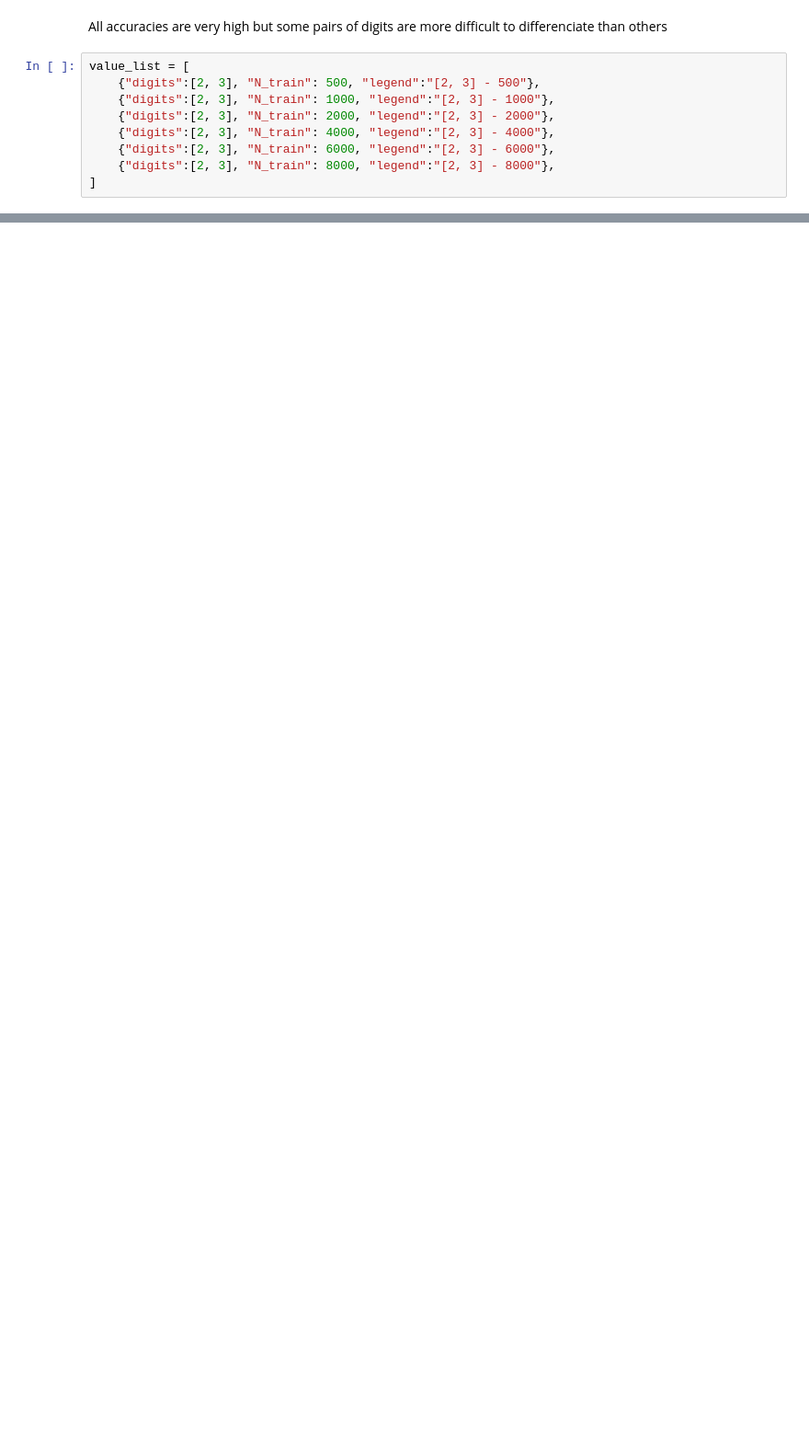
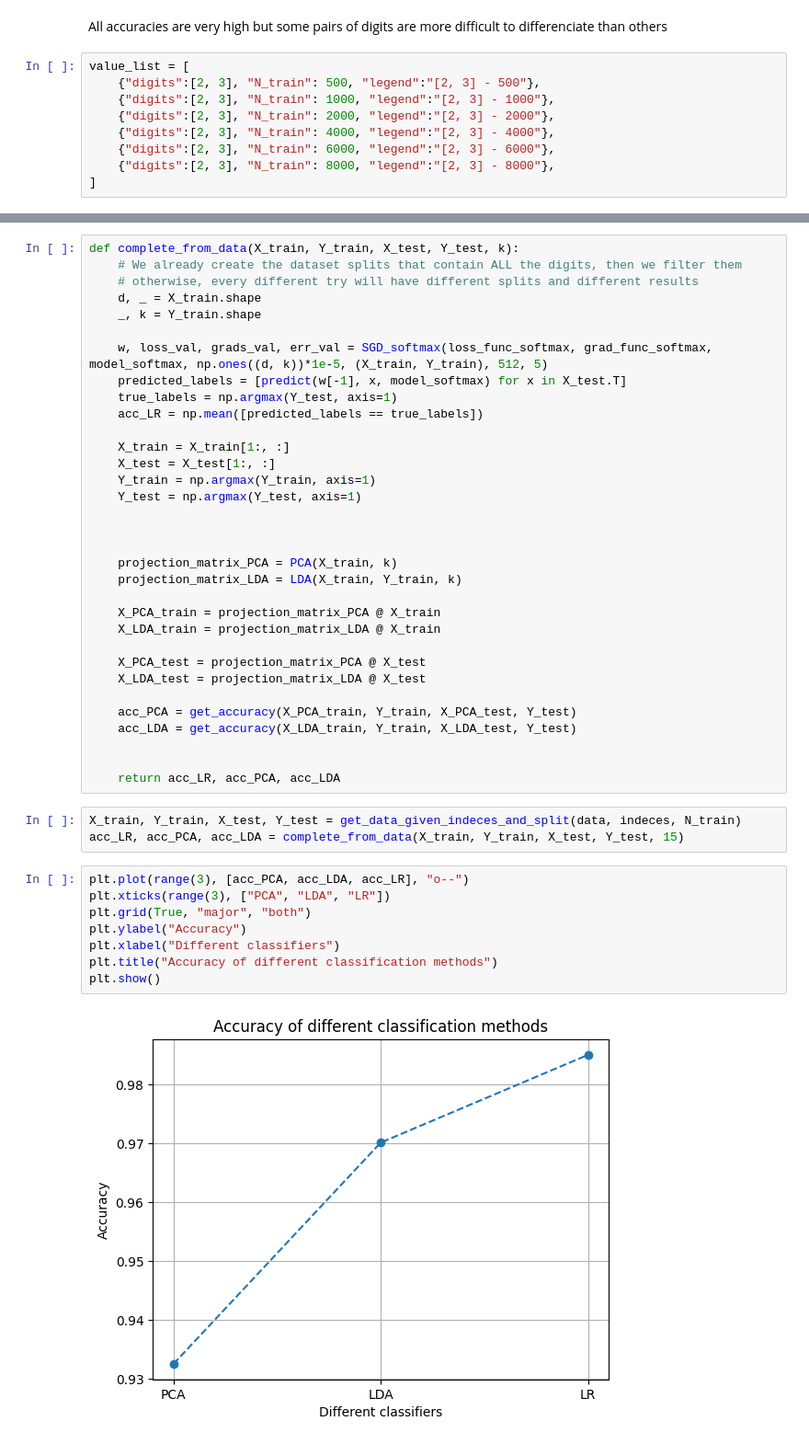
Before and after one commit to MarcelloCeresini/StatMatMethodsAI, a Jupyter notebook: src/Homework3_part2.ipynb, the cells around one changed output, grey strips where cells are left out. Shown: that part at 92% size. Drawn from its saved outputs; the diff is of its cells as text; blank space fills up the shorter version.

```diff
--- a/src/Homework3_part2.ipynb
+++ b/src/Homework3_part2.ipynb
@@ -242,0 +589,46 @@ We can see here that with growing k the final loss is always lower, BUT the fina
+# %%
+def complete_from_data(X_train, Y_train, X_test, Y_test, k):
+    # We already create the dataset splits that contain ALL the digits, then we filter them
+    # otherwise, every different try will have different splits and different results
+    d, _ = X_train.shape
+    _, k = Y_train.shape
+
+    w, loss_val, grads_val, err_val = SGD_softmax(loss_func_softmax, grad_func_softmax, model_softmax, np.ones((d, k))*1e-5, (X_train, Y_train), 512, 5)
+    predicted_labels = [predict(w[-1], x, model_softmax) for x in X_test.T]
+    true_labels = np.argmax(Y_test, axis=1)
+    acc_LR = np.mean([predicted_labels == true_labels])
+
+    X_train = X_train[1:, :]
+    X_test = X_test[1:, :]
+    Y_train = np.argmax(Y_train, axis=1)
+    Y_test = np.argmax(Y_test, axis=1)
+
+
+
+    projection_matrix_PCA = PCA(X_train, k)
+    projection_matrix_LDA = LDA(X_train, Y_train, k)
+
+    X_PCA_train = projection_matrix_PCA @ X_train
+    X_LDA_train = projection_matrix_LDA @ X_train
+
+    X_PCA_test = projection_matrix_PCA @ X_test
+    X_LDA_test = projection_matrix_LDA @ X_test
+
+    acc_PCA = get_accuracy(X_PCA_train, Y_train, X_PCA_test, Y_test)
+    acc_LDA = get_accuracy(X_LDA_train, Y_train, X_LDA_test, Y_test)
+
+
+    return acc_LR, acc_PCA, acc_LDA
+# %%
+X_train, Y_train, X_test, Y_test = get_data_given_indeces_and_split(data, indeces, N_train)
+acc_LR, acc_PCA, acc_LDA = complete_from_data(X_train, Y_train, X_test, Y_test, 15)
+# %%
+plt.plot(range(3), [acc_PCA, acc_LDA, acc_LR], "o--")
+plt.xticks(range(3), ["PCA", "LDA", "LR"])
+plt.grid(True, "major", "both")
+plt.ylabel("Accuracy")
+plt.xlabel("Different classifiers")
+plt.title("Accuracy of different classification methods")
+plt.show()
+# %% [output]
+[figure, added]
```
Also changed, not shown: parts of 24 cells of this notebook, 1 other file.
